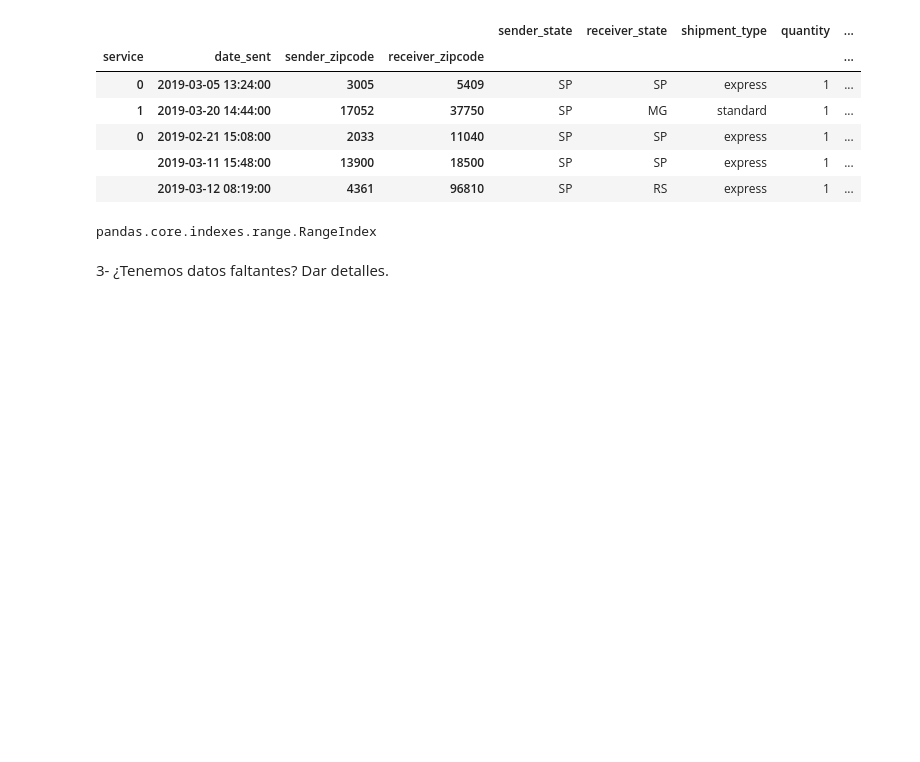
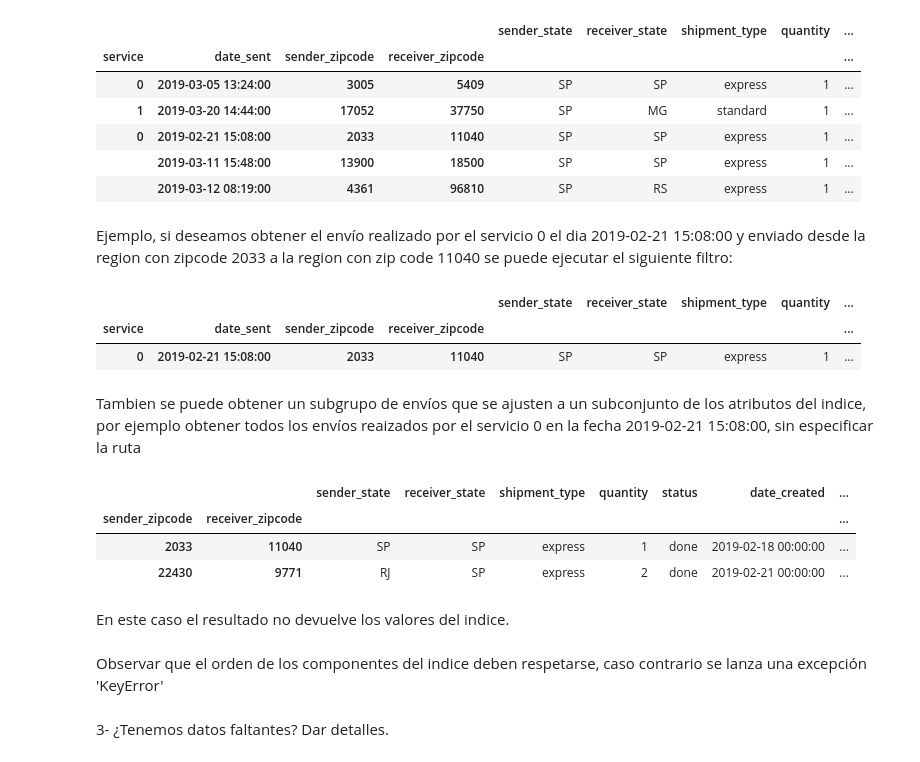
Before and after one commit to manquius/series_temporales, a Jupyter notebook: practico2.ipynb, the cells around one changed output. Cells and saved outputs as stored; diff of their text form; code cells hidden in the pictures; blank space fills up the shorter version.

```diff
--- a/practico2.ipynb
+++ b/practico2.ipynb
@@ -144,7 +186,8 @@ Se puede establecer el index para cada fila de la siguiente manera:
 # %%
 keys = ['service', 'date_sent', 'sender_zipcode', 'receiver_zipcode']
 
-df.set_index(keys, drop=True, append=False, inplace=False, verify_integrity=False).head()
+df1 = df.set_index(keys, drop=True, append=False, inplace=False, verify_integrity=False)
+df1.head()
 # %% [output]
 |  |  |  |  | sender_state | receiver_state | shipment_type | quantity | ... |
 | service | date_sent | sender_zipcode | receiver_zipcode |  |  |  |  | ... |
@@ -153,10 +196,27 @@ df.set_index(keys, drop=True, append=False, inplace=False, verify_integrity=Fals
 | 0 | 2019-02-21 15:08:00 | 2033 | 11040 | SP | SP | express | 1 | ... |
 |  | 2019-03-11 15:48:00 | 13900 | 18500 | SP | SP | express | 1 | ... |
 |  | 2019-03-12 08:19:00 | 4361 | 96810 | SP | RS | express | 1 | ... |
-# %%
-type(df.index)
-# %% [output]
-pandas.core.indexes.range.RangeIndex
+# %% [markdown]
+Ejemplo, si deseamos obtener el envío realizado por el servicio 0 el dia 2019-02-21 15:08:00 y enviado desde la region con zipcode 2033 a la region con zip code 11040 se puede ejecutar el siguiente filtro:
+# %%
+df1.loc[(0, '2019-02-21 15:08:00', 2033, 11040)]
+# %% [output]
+|  |  |  |  | sender_state | receiver_state | shipment_type | quantity | ... |
+| service | date_sent | sender_zipcode | receiver_zipcode |  |  |  |  | ... |
+| 0 | 2019-02-21 15:08:00 | 2033 | 11040 | SP | SP | express | 1 | ... |
+# %% [markdown]
+Tambien se puede obtener un subgrupo de envíos que se ajusten a un subconjunto de los atributos del indice, por ejemplo obtener todos los envíos reaizados por el servicio 0 en la fecha 2019-02-21 15:08:00, sin especificar la ruta
+# %%
+df1.loc[(0, '2019-02-21 15:08:00')]
+# %% [output]
+|  |  | sender_state | receiver_state | shipment_type | quantity | status | date_created | ... |
+| sender_zipcode | receiver_zipcode |  |  |  |  |  |  | ... |
+| 2033 | 11040 | SP | SP | express | 1 | done | 2019-02-18 00:00:00 | ... |
+| 22430 | 9771 | RJ | SP | express | 2 | done | 2019-02-21 00:00:00 | ... |
+# %% [markdown]
+En este caso el resultado no devuelve los valores del indice.
+# %% [markdown]
+Observar que el orden de los componentes del indice deben respetarse, caso contrario se lanza una  excepción 'KeyError'
 # %% [markdown]
 3- ¿Tenemos datos faltantes? Dar detalles.
 # %%
```
Also changed, not shown: parts of 6 cells of this notebook.
